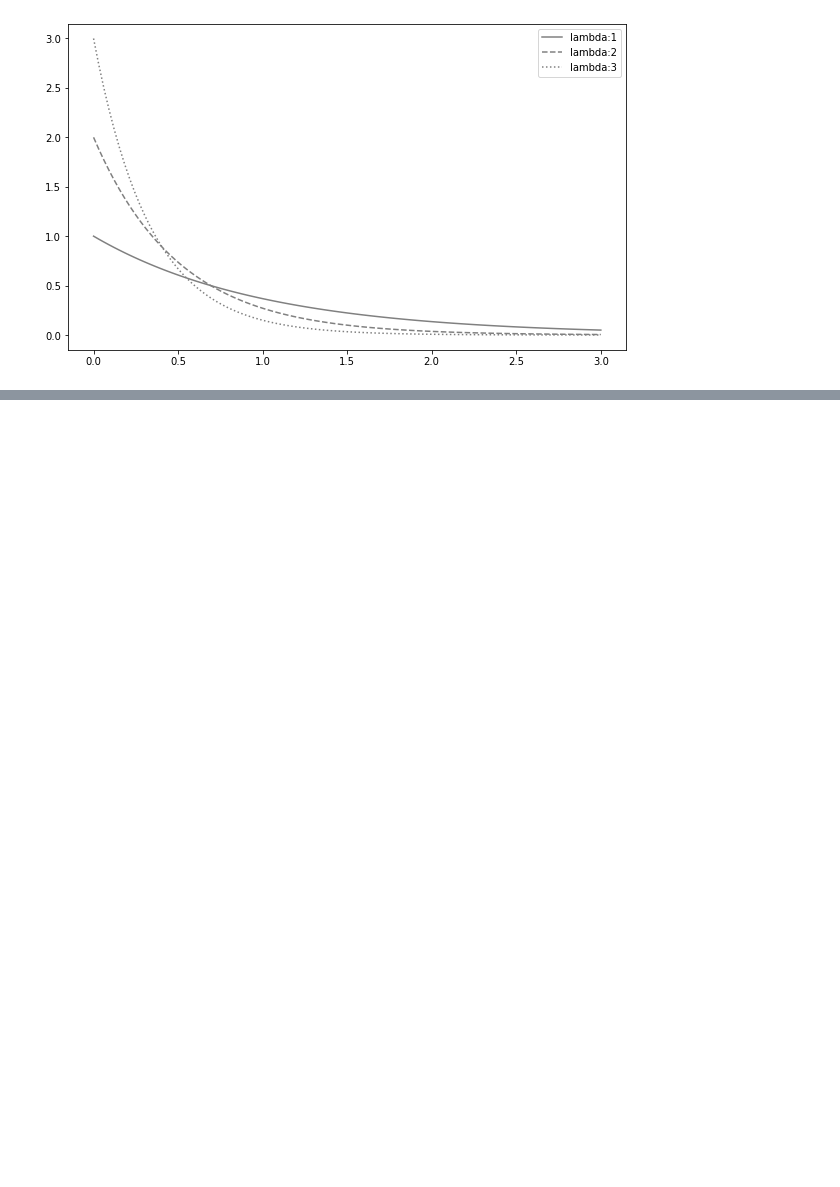
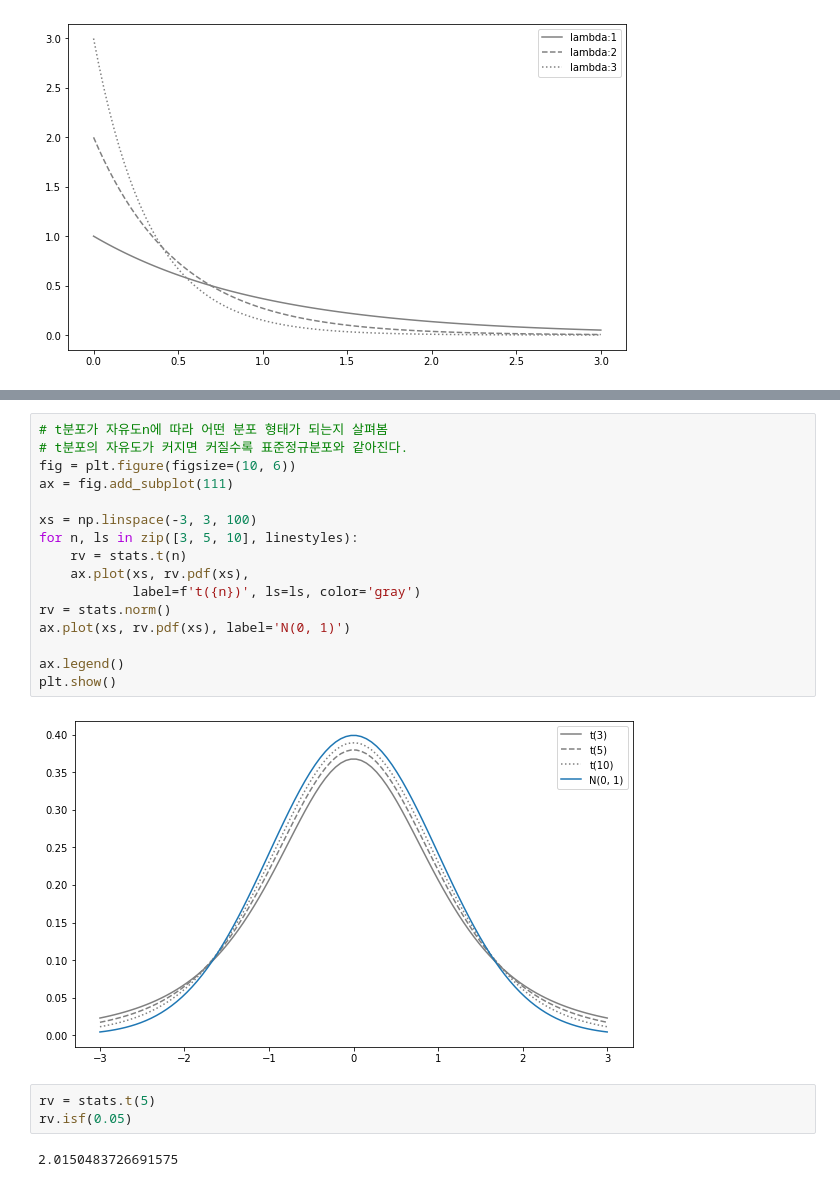
Before and after one commit to wousikchoi16/statpython, a Jupyter notebook: Ch08_대표적인연속형확률분포.ipynb, the cells around one changed output, grey strips where cells are left out. Cells and saved outputs as stored; diff of their text form; blank space fills up the shorter version.

```diff
--- a/Ch08_대표적인연속형확률분포.ipynb
+++ b/Ch08_대표적인연속형확률분포.ipynb
@@ -307,0 +349,23 @@ print(rv.isf(0.05),rv.isf(0.95))
+# %%
+# t분포가 자유도n에 따라 어떤 분포 형태가 되는지 살펴봄
+# t분포의 자유도가 커지면 커질수록 표준정규분포와 같아진다.
+fig = plt.figure(figsize=(10, 6))
+ax = fig.add_subplot(111)
+
+xs = np.linspace(-3, 3, 100)
+for n, ls in zip([3, 5, 10], linestyles):
+    rv = stats.t(n)
+    ax.plot(xs, rv.pdf(xs),
+            label=f't({n})', ls=ls, color='gray')
+rv = stats.norm()
+ax.plot(xs, rv.pdf(xs), label='N(0, 1)')
+
+ax.legend()
+plt.show()
+# %% [output]
+[figure, added]
+# %%
+rv = stats.t(5)
+rv.isf(0.05)
+# %% [output]
+2.0150483726691575
```
Also changed, not shown: parts of 23 cells of this notebook.
